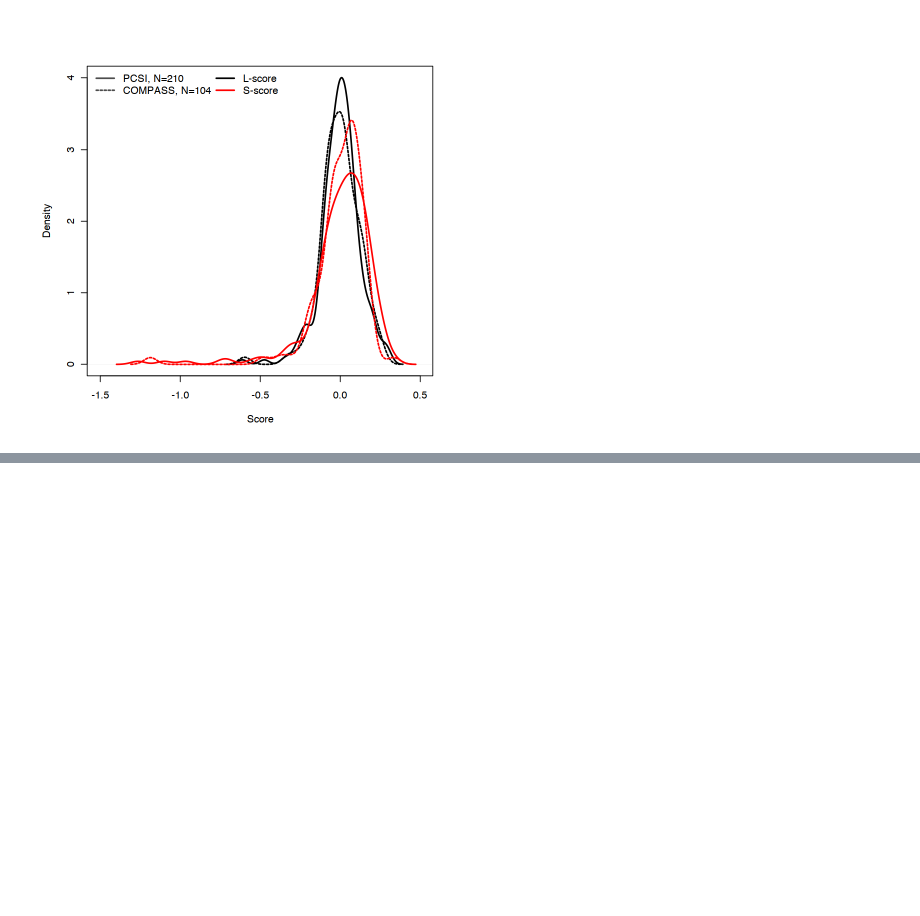
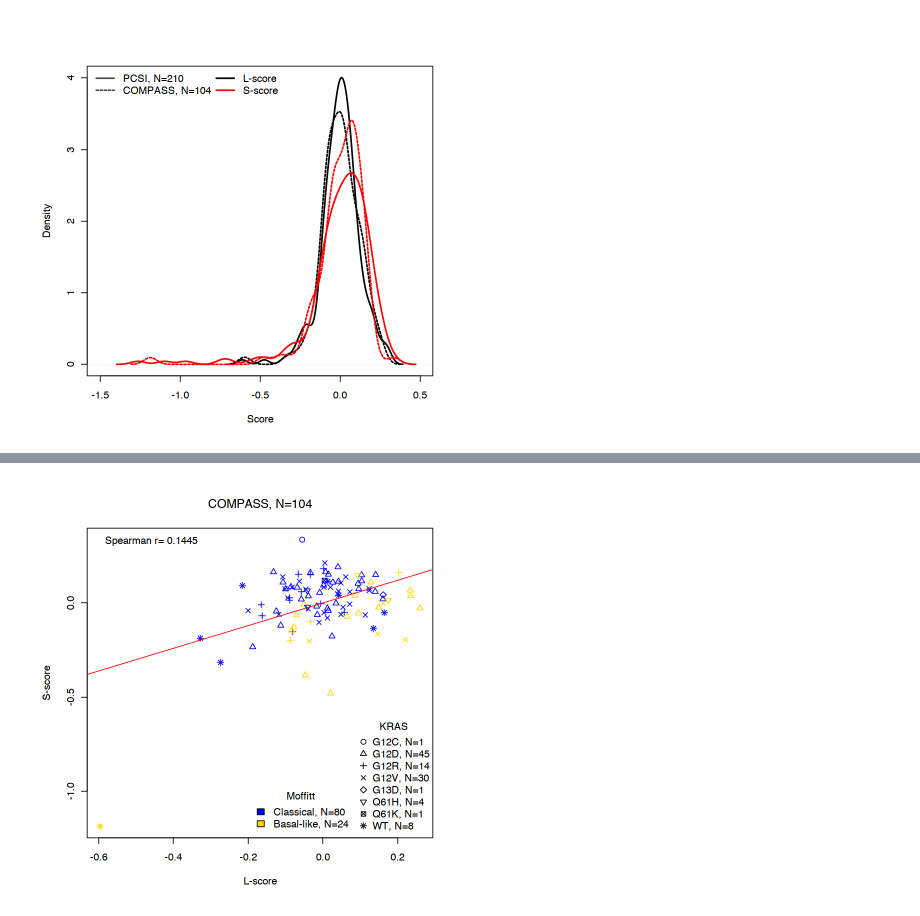
Before and after one commit to bhklab/RASDependencyScore, a Jupyter notebook: RASDSanalysis.ipynb, the cells around one changed output, grey strips where cells are left out. Cells and saved outputs as stored; diff of their text form; code cells hidden in the pictures; blank space fills up the shorter version.

```diff
--- a/RASDSanalysis.ipynb
+++ b/RASDSanalysis.ipynb
@@ -101,0 +149,18 @@ legend("topleft", legend=c("PCSI, N=210", "COMPASS, N=104", "L-score", "S-score"
+# %%
+plot(compassResults$lscore, compassResults$sscore,
+    col=compassResults$color,
+    pch=compassResults$pch,
+    xlab="L-score", ylab="S-score",
+    main=paste0("COMPASS, N=", nrow(compassResults)))
+abline(lm(sscore ~ lscore, data= compassResults), col="red")
+legend("topleft", legend=paste0("Spearman r= ", round(cor(compassResults$lscore, compassResults$sscore, method="spearman"), 4)), bty="n")
+legend("bottomright",
+    legend=paste(levels(KRAS_mut_factor), table(KRAS_mut_factor), sep=", N="),
+    pch=c(1:length(levels(KRAS_mut_factor))),
+    bty="n", title="KRAS")
+legend(-0.2, -0.98,
+    legend=c("Classical, N=80", "Basal-like, N=24"),
+    fill=c("blue", "gold"),
+    bty="n", title="Moffitt")
+# %% [output]
+[figure, added]
```
Also changed, not shown: parts of 2 cells of this notebook, 1 other file.
